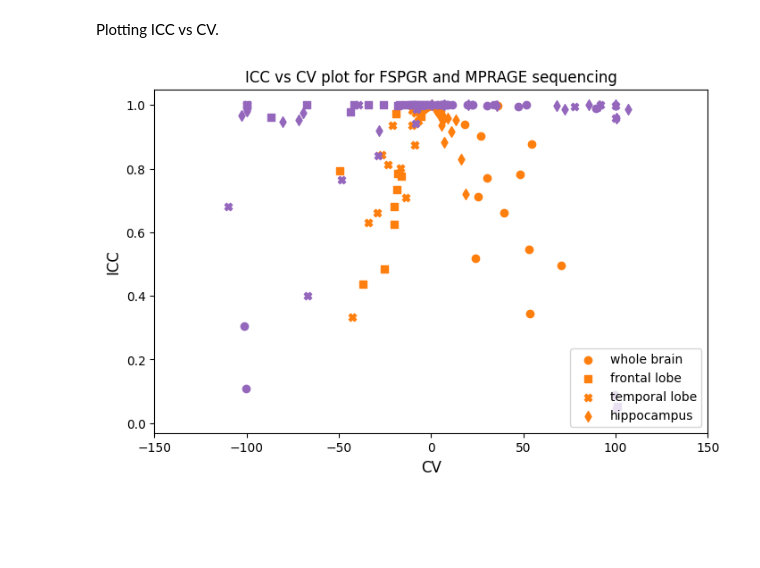
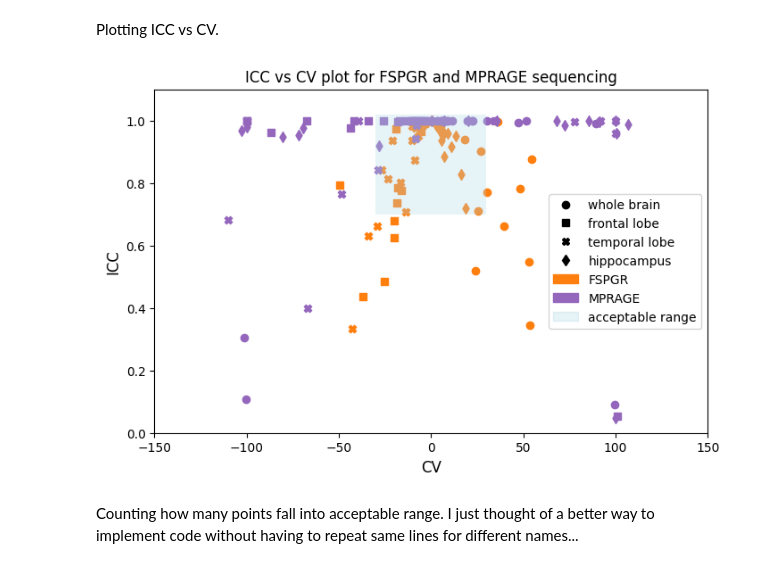
Before and after one commit to Crtox/asymmetryAD, a Jupyter notebook: code/test_retest.ipynb, the cells around one changed output. Drawn from its saved outputs; the diff is of its cells as text; code cells hidden in the pictures; blank space fills up the shorter version.

Commit message:
repeatability

```diff
--- a/code/test_retest.ipynb
+++ b/code/test_retest.ipynb
@@ -443,36 +444,57 @@ Plotting ICC vs CV.
 # %%
 plt.figure(figsize=(8, 5))
 
 plt.scatter(CV_whole_brain_fspgr, ICC_whole_brain_fspgr, marker='o', color='tab:orange', label='FSPGR')
 plt.scatter(CV_frontal_lobe_fspgr, ICC_frontal_lobe_fspgr, marker='s', color='tab:orange')
 plt.scatter(CV_temporal_lobe_fspgr, ICC_temporal_lobe_fspgr, marker='X', color='tab:orange')
 plt.scatter(CV_hippocampus_fspgr, ICC_hippocampus_fspgr, marker='d', color='tab:orange')
 
 plt.scatter(CV_whole_brain_mprage, ICC_whole_brain_mprage, marker='o', color='tab:purple', label='MPRAGE')
 plt.scatter(CV_frontal_lobe_mprage, ICC_frontal_lobe_mprage, marker='s', color='tab:purple')
 plt.scatter(CV_temporal_lobe_mprage, ICC_temporal_lobe_mprage, marker='X', color='tab:purple')
 plt.scatter(CV_hippocampus_mprage, ICC_hippocampus_mprage, marker='d', color='tab:purple')
 
-#plt.xlim(-150, 150)
+plt.xlim(-150, 150)
+plt.ylim(0, 1.1)
 
 plt.xlabel('CV', fontsize=12)
 plt.ylabel('ICC', fontsize=12)
 plt.title('ICC vs CV plot for FSPGR and MPRAGE sequencing')
 
 # Custom legend handles for shapes
-shape_whole_brain = plt.Line2D([], [], color='black', marker='o', linestyle='None', markersize=8, label='whole brain')
-shape_frontal_lobe = plt.Line2D([], [], color='black', marker='s', linestyle='None', markersize=8, label='frontal lobe')
-shape_temporal_lobe = plt.Line2D([], [], color='black', marker='X', linestyle='None', markersize=8, label='temporal lobe')
-shape_hippocampus = plt.Line2D([], [], color='black', marker='d', linestyle='None', markersize=8, label='hippocampus')
+shape_whole_brain = plt.Line2D([], [], color='black', marker='o', linestyle='None', markersize=6, label='whole brain')
+shape_frontal_lobe = plt.Line2D([], [], color='black', marker='s', linestyle='None', markersize=6, label='frontal lobe')
+shape_temporal_lobe = plt.Line2D([], [], color='black', marker='X', linestyle='None', markersize=6, label='temporal lobe')
+shape_hippocampus = plt.Line2D([], [], color='black', marker='d', linestyle='None', markersize=6, label='hippocampus')
 
 # Custom legend handles for colors
 color_fspgr = mpatches.Patch(color='tab:orange', label='FSPGR')
 color_mprage = mpatches.Patch(color='tab:purple', label='MPRAGE')
+color_rectangle = mpatches.Patch(color='lightblue', alpha=0.3, label='acceptable range')
+
+
+# Adding acceptable range to the plot
+x_min = -30
+x_max = 30
+y_min = 0.7
+y_max = 1.02
+rect = mpatches.Rectangle(
+    (x_min, y_min),
+    x_max - x_min,
+    y_max - y_min,
+    linewidth=1,
+    edgecolor='none',
+    facecolor='lightblue',
+    alpha=0.3
+)
+plt.gca().add_patch(rect)
 
 # Creating the legend
-plt.legend(handles=[shape_whole_brain, shape_frontal_lobe, shape_temporal_lobe, shape_hippocampus, color_fspgr, color_mprage],
-           loc='lower right', fontsize=10)
+plt.legend(handles=[shape_whole_brain, shape_frontal_lobe, shape_temporal_lobe, shape_hippocampus, color_fspgr, color_mprage, color_rectangle],
+           loc='best', fontsize=10)
 
 plt.show()
 # %% [output]
-[figure, old version]
+[figure, new version]
+# %% [markdown]
+Counting how many points fall into acceptable range. I just thought of a better way to implement code without having to repeat same lines for different names...
```
Also changed, not shown: parts of 17 cells of this notebook, 1 other file.
